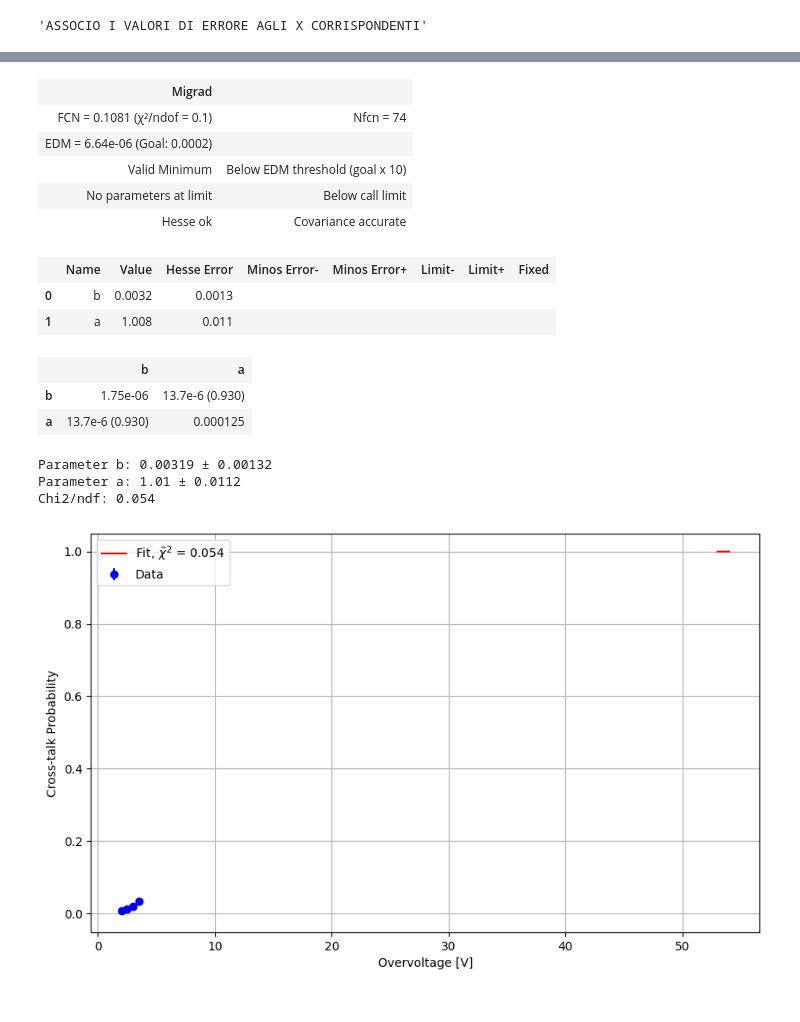
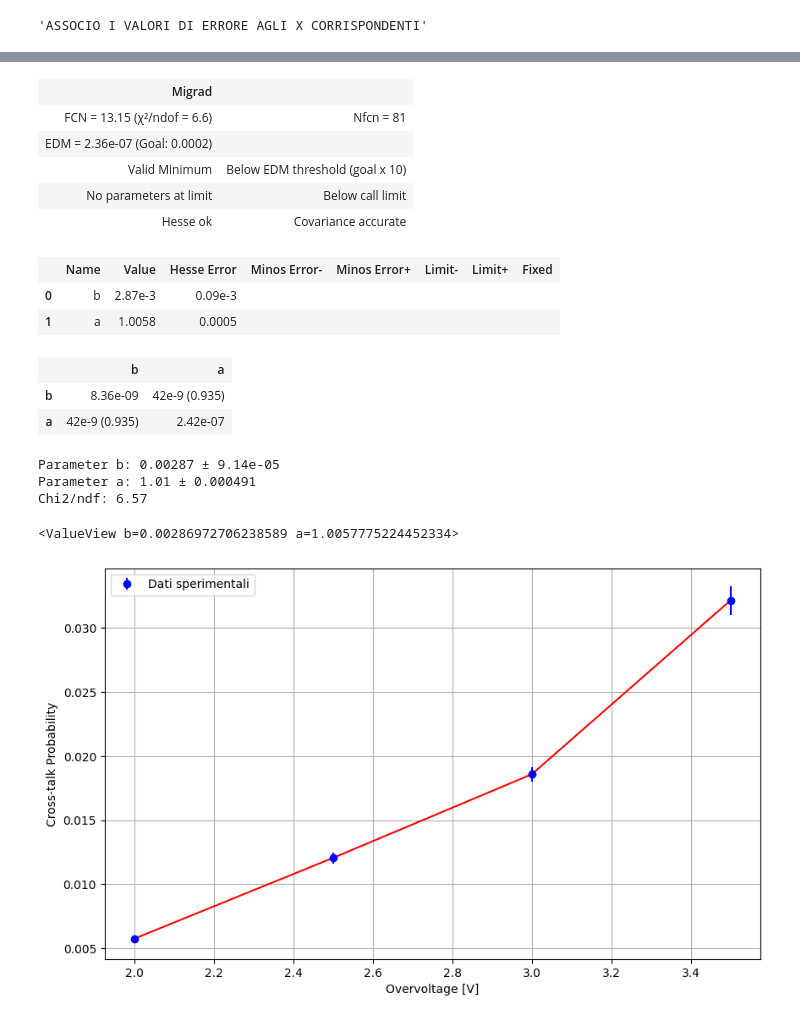
Before and after one commit to Pavar0tty/Laboratorio_SiPM, a Jupyter notebook: Analisi/Parte 1/Analisi Dark_Ladder/Analisi_Staircase.ipynb, the cells around one changed output, grey strips where cells are left out. Saved outputs shown, nothing was run; the diff lists cells and outputs as text; code cells hidden in the pictures.

```diff
--- a/Analisi/Parte 1/Analisi Dark_Ladder/Analisi_Staircase.ipynb
+++ b/Analisi/Parte 1/Analisi Dark_Ladder/Analisi_Staircase.ipynb
@@ -95,8 +95,8 @@ err_55_5 = np.sqrt((Err[6]/K6[1][10])**2 + (K6[1][17]*Err[7])**2/K6[1][10]**4)
 x = np.array([54, 54.5, 55, 55.5])
 y = np.array([ct_54, ct_54_5, ct_55, ct_55_5])
 #yer = [.001 for i in range(len(x))]
-yer = np.array([0.008, 0.008, 0.008, 0.008])  # Errore relativo costante per tutti i punti
-#yer = [err_54, err_54_5, err_55, err_55_5]
+#yer = np.array([0.008, 0.008, 0.008, 0.008])  # Errore relativo costante per tutti i punti
+yer = [err_54, err_54_5, err_55, err_55_5]
 
 vbr = 52
 
@@ -160,30 +160,35 @@ c2r2 = other2[2] / other2[1]
 print(f"Chi2/ndf: {c2r2:.3g}")
 # %% [output]
 | Migrad |  |
-| FCN = 0.1081 (χ²/ndof = 0.1) | Nfcn = 74 |
-| EDM = 6.64e-06 (Goal: 0.0002) |  |
+| FCN = 13.15 (χ²/ndof = 6.6) | Nfcn = 81 |
+| EDM = 2.36e-07 (Goal: 0.0002) |  |
 | Valid Minimum | Below EDM threshold (goal x 10) |
 | No parameters at limit | Below call limit |
 | Hesse ok | Covariance accurate |
 |  | Name | Value | Hesse Error | Minos Error- | Minos Error+ | Limit- | Limit+ | Fixed |
-| 0 | b | 0.0032 | 0.0013 |  |  |  |  |  |
-| 1 | a | 1.008 | 0.011 |  |  |  |  |  |
+| 0 | b | 2.87e-3 | 0.09e-3 |  |  |  |  |  |
+| 1 | a | 1.0058 | 0.0005 |  |  |  |  |  |
 |  | b | a |
-| b | 1.75e-06 | 13.7e-6 (0.930) |
-| a | 13.7e-6 (0.930) | 0.000125 |
+| b | 8.36e-09 | 42e-9 (0.935) |
+| a | 42e-9 (0.935) | 2.42e-07 |
-Parameter b: 0.00319 ± 0.00132
-Parameter a: 1.01 ± 0.0112
-Chi2/ndf: 0.054
+Parameter b: 0.00287 ± 9.14e-05
+Parameter a: 1.01 ± 0.000491
+Chi2/ndf: 6.57
 # %%
-t = np.linspace(53, 54, 100)
+print(vals2)
+
+
+t = np.linspace(54, 55.5, 100)
 plt.figure(figsize=(10, 6))
-plt.errorbar(x-vbr, y, yerr=yer, fmt='o', label='Data', color='blue')
-plt.plot(t-vbr, exp_squared(np.array(t), *vals2), label=fr'Fit, $\tilde\chi^2$ = {c2r2:.3g}', color='red')
+plt.errorbar(x-vbr, y, yerr=yer, fmt='o', label='Dati sperimentali', color='blue')
+plt.plot(x - vbr, y, color = 'red' )
+#plt.plot(t-vbr, exp_squared(np.array(t - vbr), *vals2), label=fr'Fit, $\tilde\chi^2$ = {c2r2:.3g}', color='red')
 plt.xlabel('Overvoltage [V]')
 plt.ylabel('Cross-talk Probability')
 plt.grid()
-plt.legend()
-#plt.savefig("Cross_talk_fit.png")
+plt.legend(loc = 'upper left')
+plt.savefig("Cross_talk_andamento.png")
 plt.show()
 # %% [output]
+<ValueView b=0.00286972706238589 a=1.0057775224452334>
-[figure, old version]
+[figure, new version]
```
Also changed, not shown: parts of 3 cells of this notebook, 2 other files.
